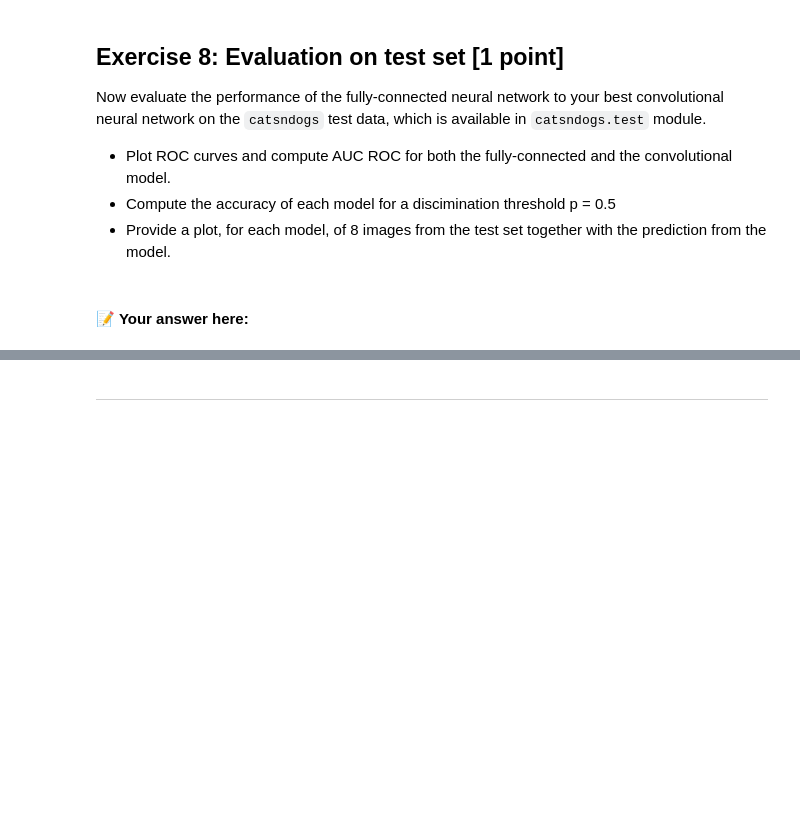
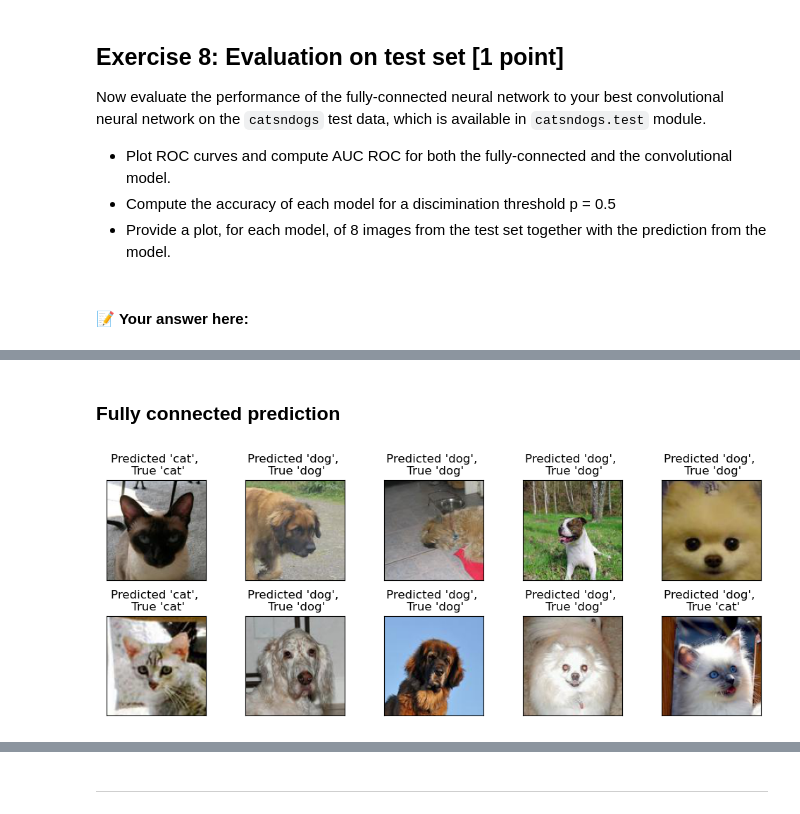
Before and after one commit to maximiliann97/TDA233-Algoritms-ML, a Jupyter notebook: HW3_2023.ipynb, the cells around one changed output, grey strips where cells are left out. Drawn from its saved outputs; the diff is of its cells as text; code cells hidden in the pictures; blank space fills up the shorter version.

```diff
--- a/HW3_2023.ipynb
+++ b/HW3_2023.ipynb
@@ -1154,0 +1173,6 @@ Now evaluate the performance of the fully-connected neural network to your best
+# %% [markdown]
+### Fully connected prediction
+# %%
+plot_results(fc_model, validation_data_catsndogs)
+# %% [output]
+[figure, added]
```
Also changed, not shown: parts of 20 cells of this notebook.
